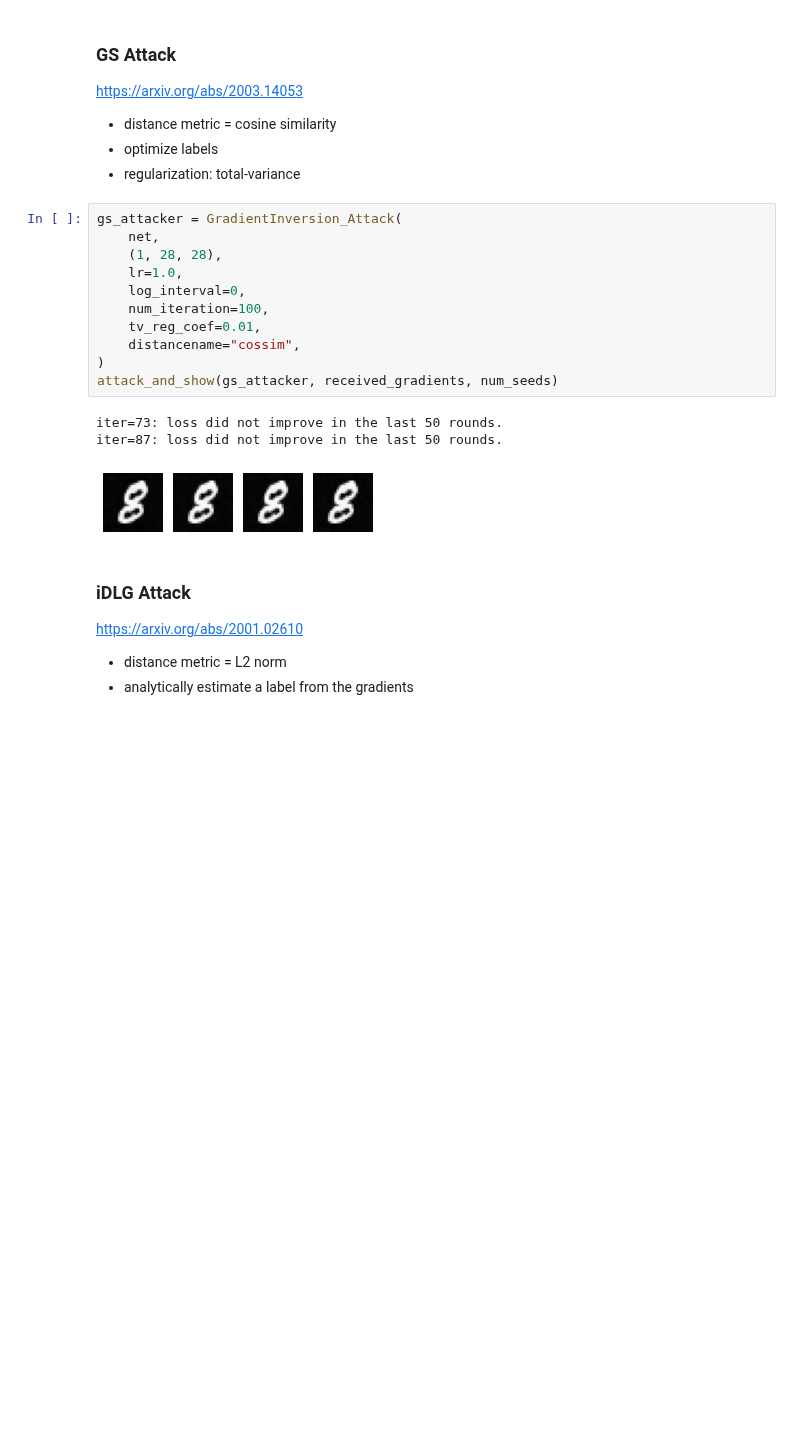
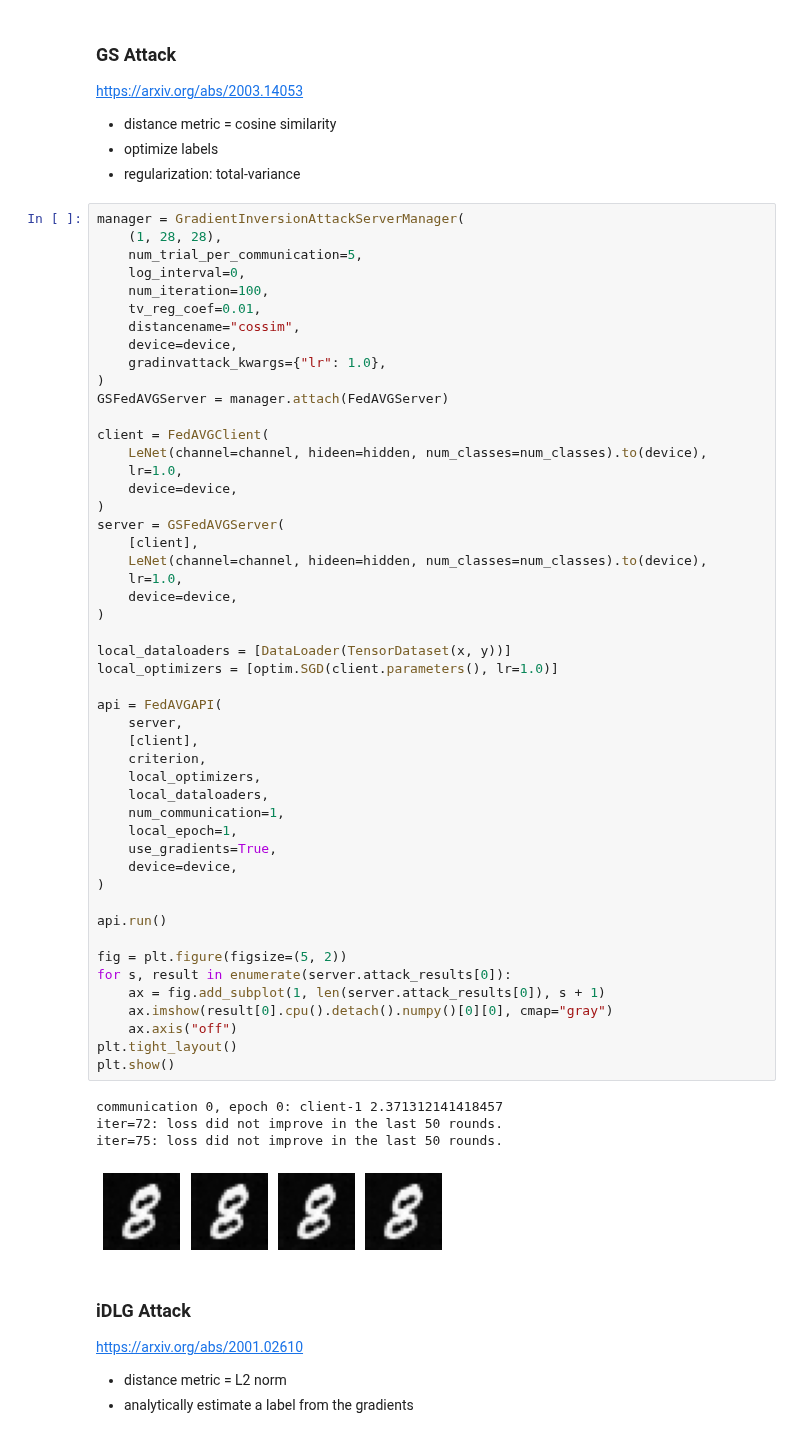
Before and after one commit to Koukyosyumei/AIJack, a Jupyter notebook: docs/aijack_gradient_inversion_attack.ipynb, the cells around one changed output. Saved outputs shown, nothing was run; the diff lists cells and outputs as text; blank space fills up the shorter version.

```diff
--- a/docs/aijack_gradient_inversion_attack.ipynb
+++ b/docs/aijack_gradient_inversion_attack.ipynb
@@ -139,21 +188,60 @@ https://arxiv.org/abs/2003.14053
 - distance metric = cosine similarity
 - optimize labels
 - regularization: total-variance
-# %%
-gs_attacker = GradientInversion_Attack(
-    net,
-    (1, 28, 28),
-    lr=1.0,
-    log_interval=0,
-    num_iteration=100,
-    tv_reg_coef=0.01,
-    distancename="cossim",
-)
-attack_and_show(gs_attacker, received_gradients, num_seeds)
-# %% [output]
-iter=73: loss did not improve in the last 50 rounds.
-iter=87: loss did not improve in the last 50 rounds.
-[figure, removed]
+# %%
+manager = GradientInversionAttackServerManager(
+    (1, 28, 28),
+    num_trial_per_communication=5,
+    log_interval=0,
+    num_iteration=100,
+    tv_reg_coef=0.01,
+    distancename="cossim",
+    device=device,
+    gradinvattack_kwargs={"lr": 1.0},
+)
+GSFedAVGServer = manager.attach(FedAVGServer)
+
+client = FedAVGClient(
+    LeNet(channel=channel, hideen=hidden, num_classes=num_classes).to(device),
+    lr=1.0,
+    device=device,
+)
+server = GSFedAVGServer(
+    [client],
+    LeNet(channel=channel, hideen=hidden, num_classes=num_classes).to(device),
+    lr=1.0,
+    device=device,
+)
+
+local_dataloaders = [DataLoader(TensorDataset(x, y))]
+local_optimizers = [optim.SGD(client.parameters(), lr=1.0)]
+
+api = FedAVGAPI(
+    server,
+    [client],
+    criterion,
+    local_optimizers,
+    local_dataloaders,
+    num_communication=1,
+    local_epoch=1,
+    use_gradients=True,
+    device=device,
+)
+
+api.run()
+
+fig = plt.figure(figsize=(5, 2))
+for s, result in enumerate(server.attack_results[0]):
+    ax = fig.add_subplot(1, len(server.attack_results[0]), s + 1)
+    ax.imshow(result[0].cpu().detach().numpy()[0][0], cmap="gray")
+    ax.axis("off")
+plt.tight_layout()
+plt.show()
+# %% [output]
+communication 0, epoch 0: client-1 2.371312141418457
+iter=72: loss did not improve in the last 50 rounds.
+iter=75: loss did not improve in the last 50 rounds.
+[figure, added]
 # %% [markdown]
 ### iDLG Attack
 
```
Also changed, not shown: parts of 12 cells of this notebook.
